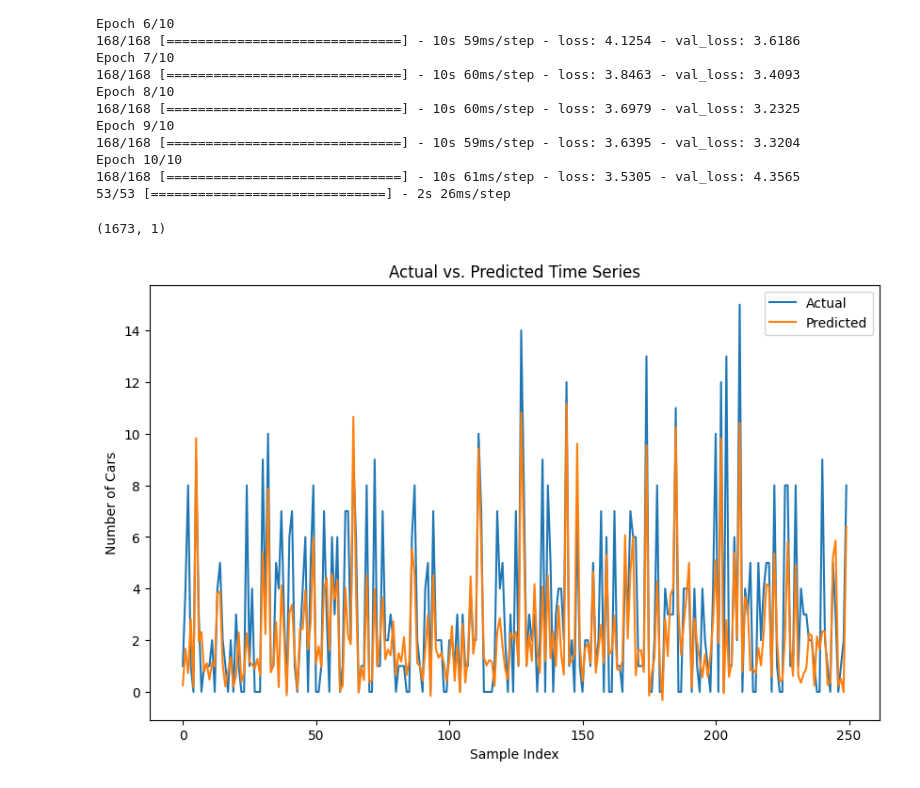
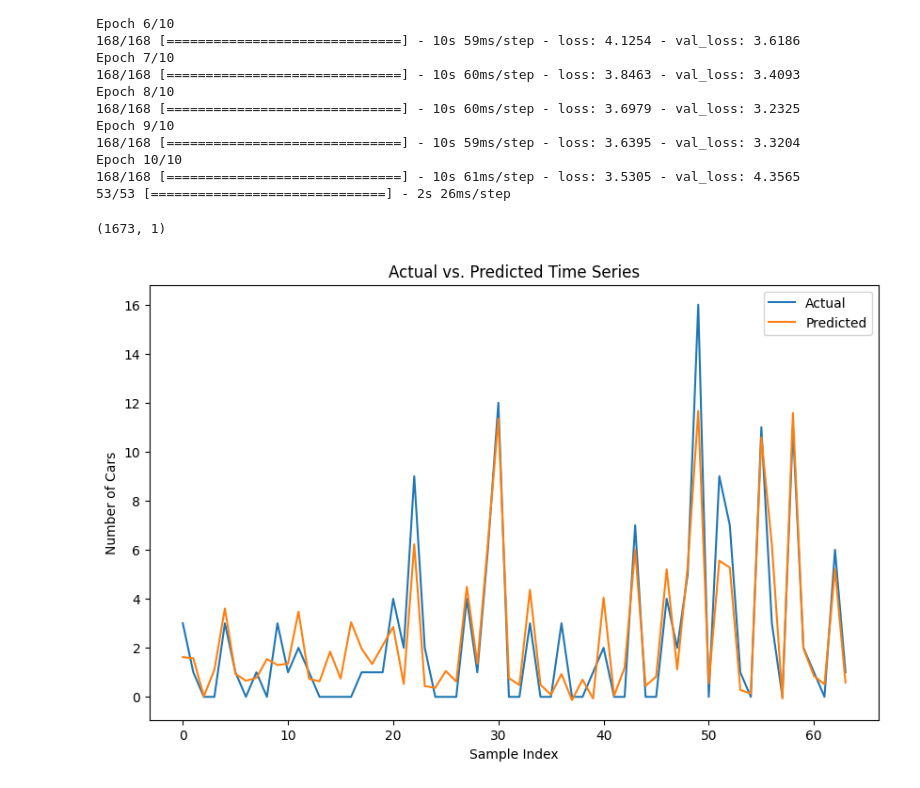
Before and after one commit to amcspps/n-n-cars-prediction, a Jupyter notebook: time-series.ipynb, the cells around one changed output. Saved outputs shown, nothing was run; the diff lists cells and outputs as text; code cells hidden in the pictures.

```diff
--- a/time-series.ipynb
+++ b/time-series.ipynb
@@ -91,14 +91,14 @@ Epoch 10/10
 53/53 [==============================] - 2s 26ms/step
 # %%
 plt.figure(figsize=(10, 6))
-plt.plot(y_test[500:750], label='Actual')
+plt.plot(y_test[0:64], label='Actual')
 print(y_pred.shape)
-plt.plot(y_pred[500:750], label='Predicted')
+plt.plot(y_pred[0:64], label='Predicted')
 plt.legend()
 plt.title('Actual vs. Predicted Time Series')
 plt.xlabel('Sample Index')
 plt.ylabel('Number of Cars')
 plt.show()
 # %% [output]
 (1673, 1)
-[figure, old version]
+[figure, new version]
```
Also changed, not shown: parts of 2 cells of this notebook.
